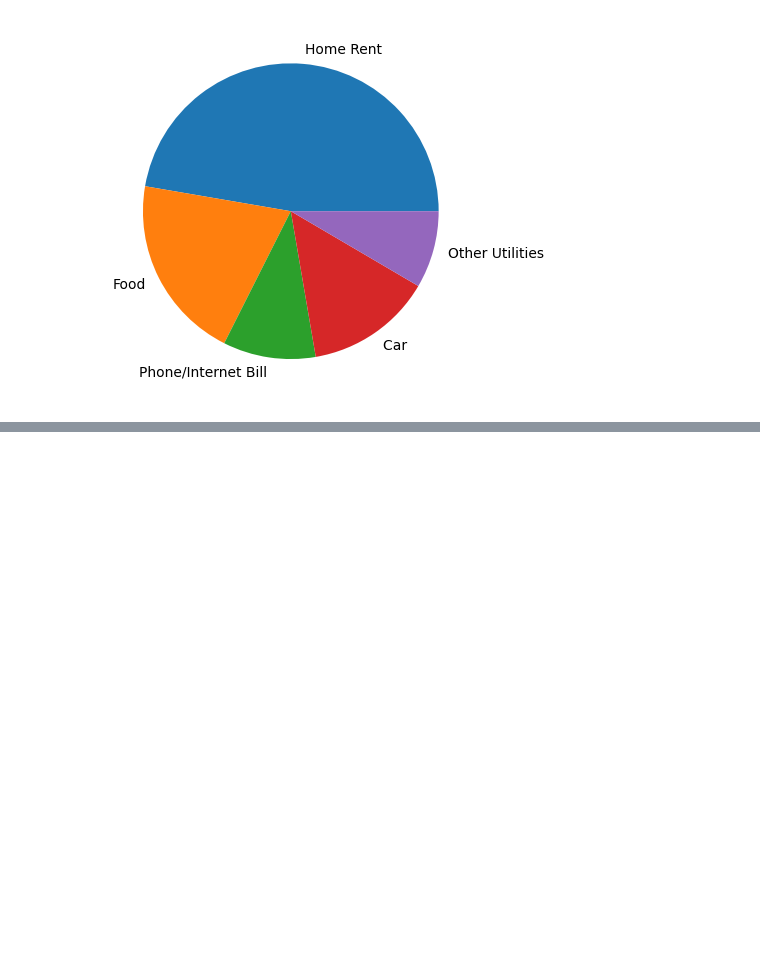
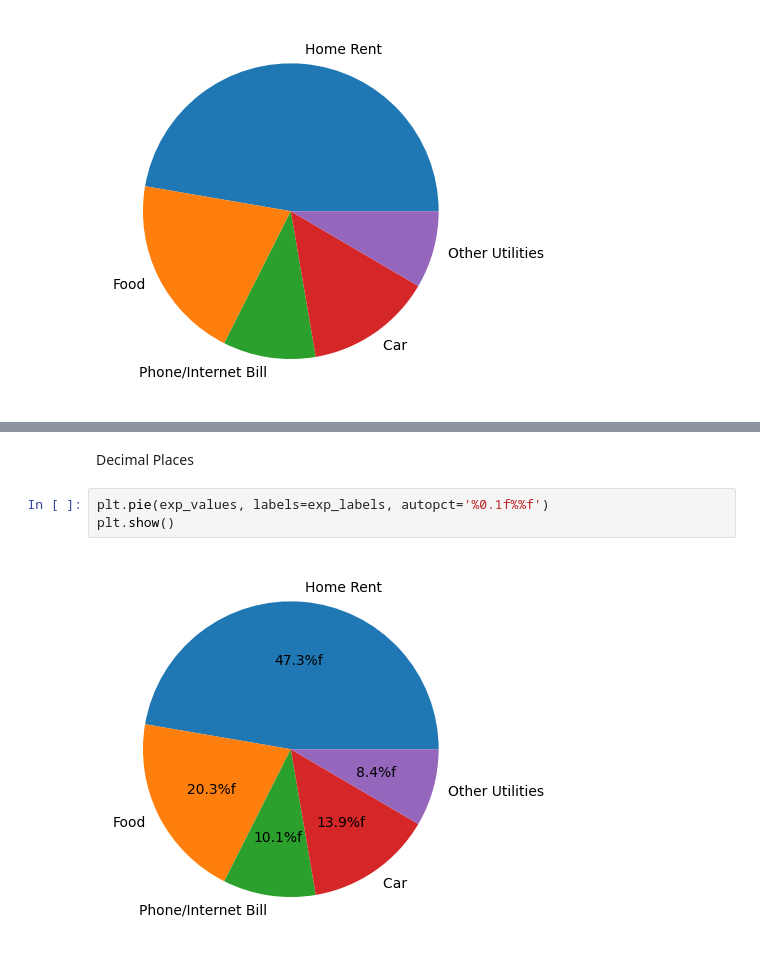
Before and after one commit to Kkkiiiirran/Data-Scientist-Roadmap, a Jupyter notebook: matplotlib/04_piechart.ipynb, the cells around one changed output, grey strips where cells are left out. Saved outputs shown, nothing was run; the diff lists cells and outputs as text; blank space fills up the shorter version.

```diff
--- a/matplotlib/04_piechart.ipynb
+++ b/matplotlib/04_piechart.ipynb
@@ -19,0 +27,7 @@ plt.pie(exp_values, labels=exp_labels)
+# %% [markdown]
+Decimal Places
+# %%
+plt.pie(exp_values, labels=exp_labels, autopct='%0.1f%%f')
+plt.show()
+# %% [output]
+[figure, added]
```
Also changed, not shown: parts of 4 cells of this notebook, 12 other files.
